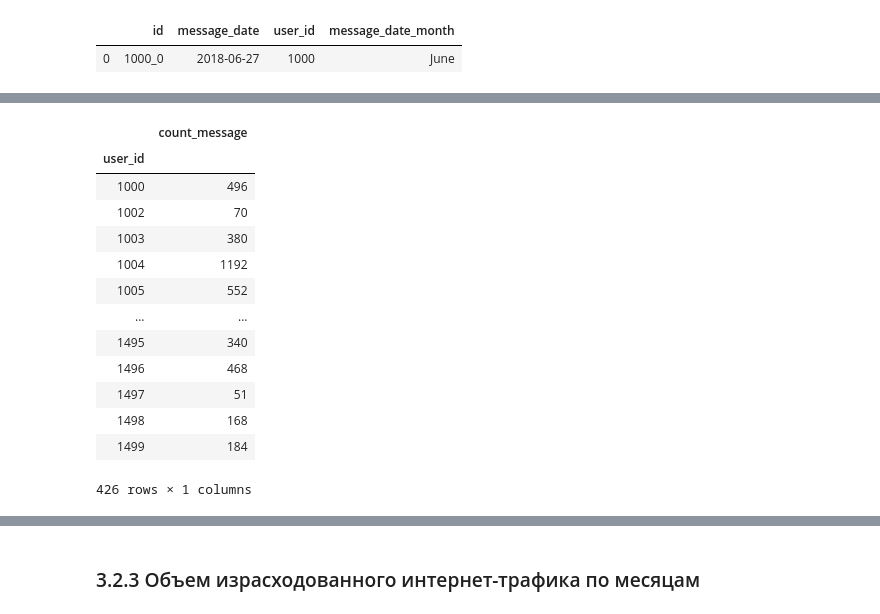
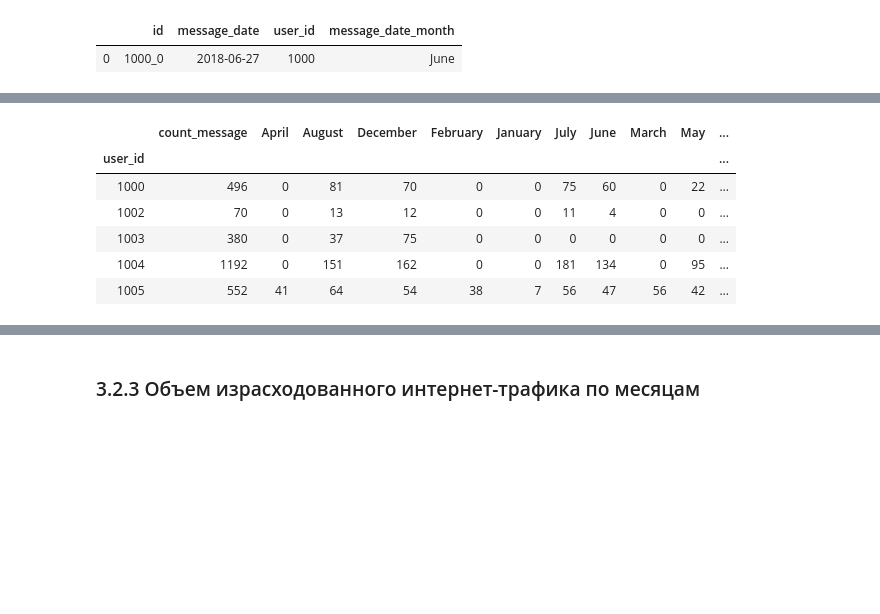
Before and after one commit to rendley/yandex_data_sciense, a Jupyter notebook: Step_4/project.ipynb, the cells around one changed output, grey strips where cells are left out. Saved outputs shown, nothing was run; the diff lists cells and outputs as text; code cells hidden in the pictures; blank space fills up the shorter version.

```diff
--- a/Step_4/project.ipynb
+++ b/Step_4/project.ipynb
@@ -539,13 +505,12 @@ messages.head(1)
 | 0 | 1000_0 | 2018-06-27 | 1000 | June |
 # %%
 # Группируем по месяцам количество отправленных сообщений
-temp = messages.pivot_table(index='user_id',
+message_count_month = messages.pivot_table(index='user_id',
                             columns='message_date_month',
                             values='message_date',
                             aggfunc='count',
-                            fill_value = 0
-                           )
-temp
+                            fill_value = 0)
+message_count_month.head()
 # %% [output]
 | message_date_month | April | August | December | February | January | July | June | March | May | ... |
 | user_id |  |  |  |  |  |  |  |  |  | ... |
@@ -564,20 +522,20 @@ temp
 # %%
 # Группируем общее количество смс пользователя
-temp_two = messages.pivot_table(index='user_id', values='message_date', aggfunc='count')\
-           .rename(columns={'message_date':'count_message'})
-temp_two
+# мержим временные данные по сообщениям
+all_messages_month = (
+                     messages.pivot_table(index='user_id', values='message_date', aggfunc='count')
+                    .rename(columns={'message_date':'count_message'})
+                    .merge(message_count_month,
+                           how='outer',
+                           on='user_id')
+)
+
+all_messages_month.head()
 # %% [output]
-|  | count_message |
-| user_id |  |
-| 1000 | 496 |
-| 1002 | 70 |
-| 1003 | 380 |
-| 1004 | 1192 |
-| 1005 | 552 |
-| ... | ... |
-| 1495 | 340 |
-| 1496 | 468 |
-| 1497 | 51 |
-| 1498 | 168 |
-| 1499 | 184 |
+|  | count_message | April | August | December | February | January | July | June | March | May | ... |
+| user_id |  |  |  |  |  |  |  |  |  |  | ... |
+| 1000 | 496 | 0 | 81 | 70 | 0 | 0 | 75 | 60 | 0 | 22 | ... |
+| 1002 | 70 | 0 | 13 | 12 | 0 | 0 | 11 | 4 | 0 | 0 | ... |
+| 1003 | 380 | 0 | 37 | 75 | 0 | 0 | 0 | 0 | 0 | 0 | ... |
+| 1004 | 1192 | 0 | 151 | 162 | 0 | 0 | 181 | 134 | 0 | 95 | ... |
+| 1005 | 552 | 41 | 64 | 54 | 38 | 7 | 56 | 47 | 56 | 42 | ... |
-426 rows × 1 columns
```
Also changed, not shown: parts of 82 cells of this notebook, 1 other file.
